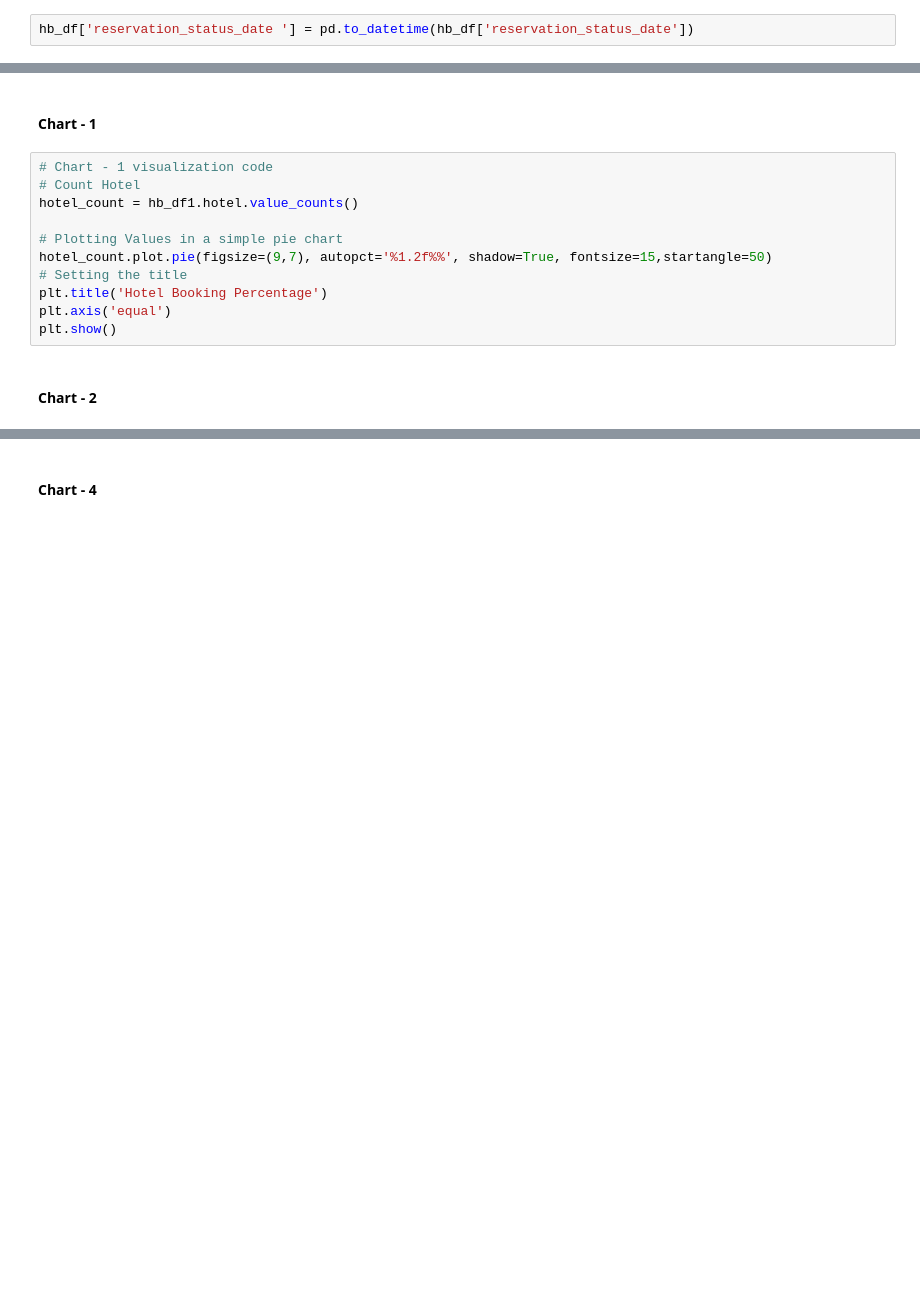
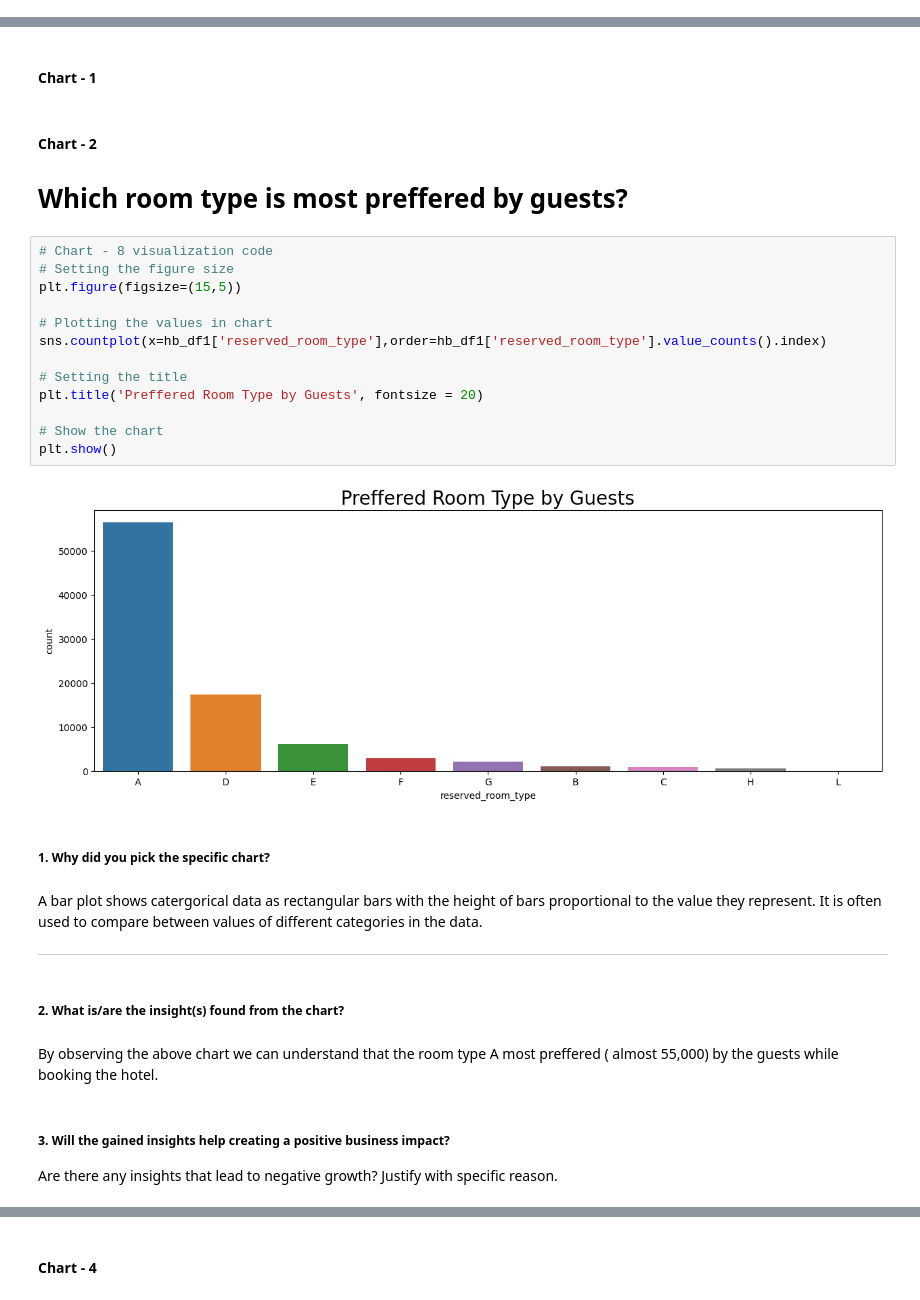
Before and after one commit to shabbir2931/EdA-Hotel-Booking, a Jupyter notebook: Hotel_Booking_Analysis.ipynb, the cells around one changed output, grey strips where cells are left out. Saved outputs shown, nothing was run; the diff lists cells and outputs as text; blank space fills up the shorter version.

```diff
--- a/Hotel_Booking_Analysis.ipynb
+++ b/Hotel_Booking_Analysis.ipynb
@@ -174,5 +174,3 @@ Data columns (total 32 columns):
  31  reservation_status_date         119390 non-null  object
 dtypes: float64(4), int64(16), object(12)
 memory usage: 29.1+ MB
-# %%
-hb_df['reservation_status_date '] = pd.to_datetime(hb_df['reservation_status_date'])
@@ -535,16 +492,34 @@ After **manipulating** the dataset these were the **insights I found**:
 ## ***4. Data Vizualization, Storytelling & Experimenting with charts : Understand the relationships between variables***
 # %% [markdown]
 #### Chart - 1
-# %%
-# Chart - 1 visualization code
-# Count Hotel
-hotel_count = hb_df1.hotel.value_counts()
-
-# Plotting Values in a simple pie chart
-hotel_count.plot.pie(figsize=(9,7), autopct='%1.2f%%', shadow=True, fontsize=15,startangle=50)
-# Setting the title
-plt.title('Hotel Booking Percentage')
-plt.axis('equal')
-plt.show()
-# %% [markdown]
-#### Chart - 2
+# %% [markdown]
+#### Chart - 2
+# **Which room type is most preffered by guests?**
+# %%
+# Chart - 8 visualization code
+# Setting the figure size
+plt.figure(figsize=(15,5))
+
+# Plotting the values in chart
+sns.countplot(x=hb_df1['reserved_room_type'],order=hb_df1['reserved_room_type'].value_counts().index)
+
+# Setting the title
+plt.title('Preffered Room Type by Guests', fontsize = 20)
+
+# Show the chart
+plt.show()
+# %% [output]
+[figure, added]
+# %% [markdown]
+##### 1. Why did you pick the specific chart?
+# %% [markdown]
+A bar plot shows catergorical data as rectangular bars with the height of bars proportional to the value they represent. It is often used to compare between values of different categories in the data.
+
+---
+# %% [markdown]
+##### 2. What is/are the insight(s) found from the chart?
+# %% [markdown]
+By observing the above chart we can understand that the room type A most preffered ( almost 55,000) by the guests while booking the hotel.
+# %% [markdown]
+##### 3. Will the gained insights help creating a positive business impact?
+Are there any insights that lead to negative growth? Justify with specific reason.
```
Also changed, not shown: parts of 22 cells of this notebook.
